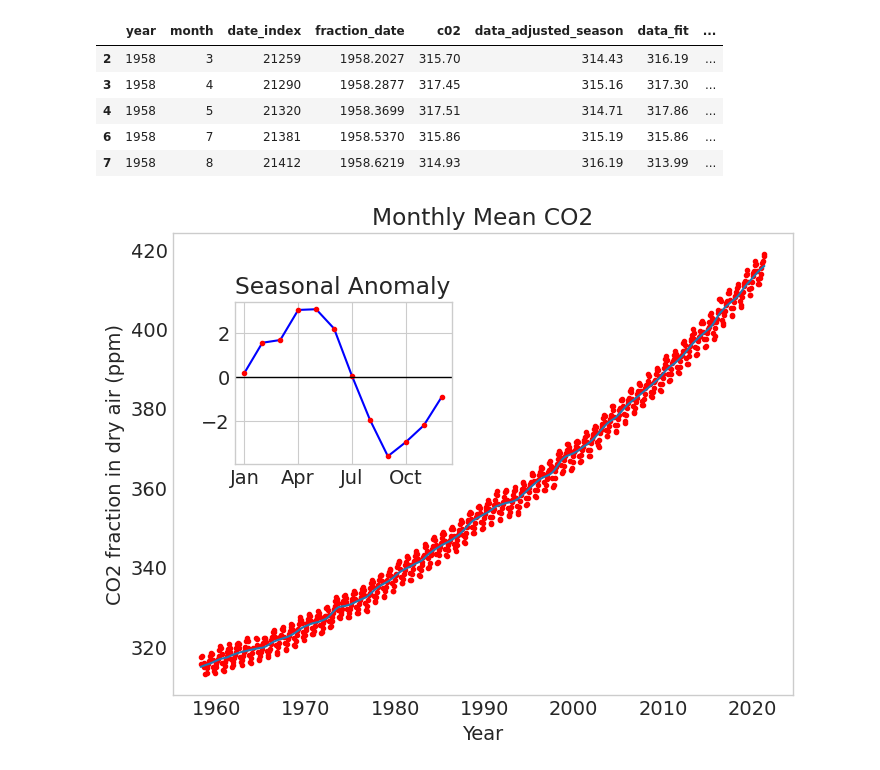
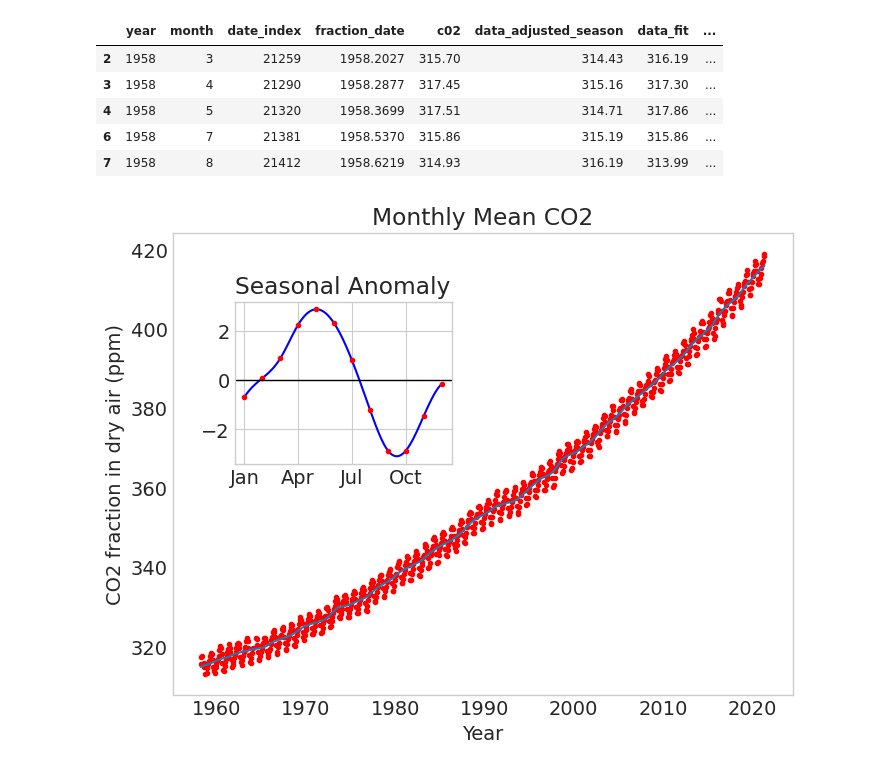
Before and after one commit to UCB-stat-159-s23/hw03-Group14, a Jupyter notebook: climate-Q03.ipynb, the cells around one changed output. Saved outputs shown, nothing was run; the diff lists cells and outputs as text; code cells hidden in the pictures.

```diff
--- a/climate-Q03.ipynb
+++ b/climate-Q03.ipynb
@@ -24,29 +24,43 @@ data.head()
 | 4 | 1958 | 5 | 21320 | 1958.3699 | 317.51 | 314.71 | 317.86 | ... |
 | 6 | 1958 | 7 | 21381 | 1958.5370 | 315.86 | 315.19 | 315.86 | ... |
 | 7 | 1958 | 8 | 21412 | 1958.6219 | 314.93 | 316.19 | 313.99 | ... |
+# %%
+def detrend(f):
+    detrended_xarr = f.groupby(f.month).mean()
+    detrended_xarr = detrended_xarr - detrended_xarr.mean()
+    return detrended_xarr
+
+dy = data.groupby('year')
+c02anomaly = dy.apply(detrend)
+monthly_anomaly = c02anomaly.groupby('month').mean()[['c02']]
 # %%
 from scipy.interpolate import CubicSpline
 
 annual = data.groupby(data.month).mean()
 
 anomaly = annual - annual.mean()
 
 fig, ax = plt.subplots()
 
 ax.plot("fraction_date", "data_filled", "r.", data=data)
 ax.plot("fraction_date", "data_adjusted_seasonally_fit", data=data)
 ax.set_xlabel("Year")
 ax.set_ylabel("CO2 fraction in dry air (ppm)")
 ax.set_title("Monthly Mean CO2")
 ax.grid(False)
 
+
+
 axin1 = ax.inset_axes([0.1, 0.5, 0.35, 0.35])
-axin1.plot(anomaly.c02, "b")
-axin1.plot(anomaly.c02, "r.")
-axin1.set_xticks([1, 4, 7, 10],
-               labels=["Jan", "Apr", "Jul", "Oct"])
+
+
+xs = np.linspace(1 ,12, 100)
+cs = CubicSpline(np.arange(1,13), monthly_anomaly.c02)
+axin1.plot(xs, cs(xs), "b")
+axin1.plot(np.arange(1,13) , monthly_anomaly.c02, "r.")
+axin1.set_xticks([1, 4, 7, 10])
 axin1.axhline(linewidth=1, color="#000000")
-
+axin1.set_xticklabels(["Jan", "Apr", "Jul", "Oct"])
 axin1.set_title("Seasonal Anomaly");
 # %% [output]
-[figure, old version]
+[figure, new version]
```
